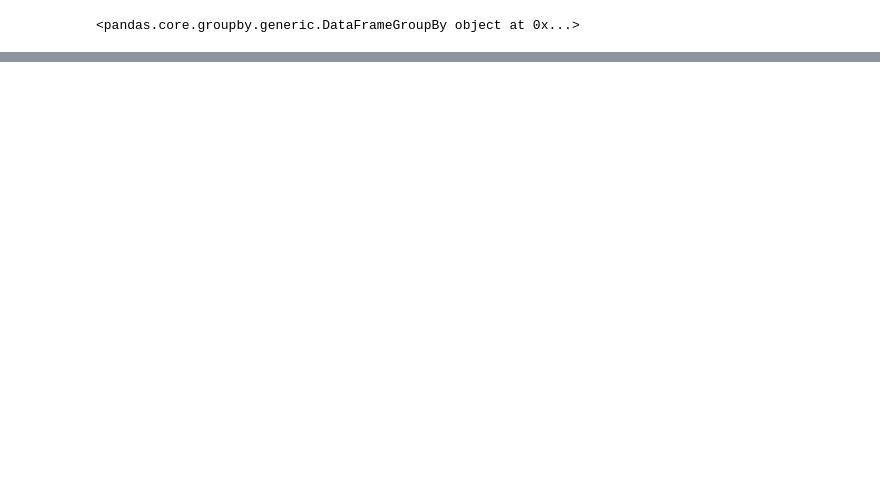
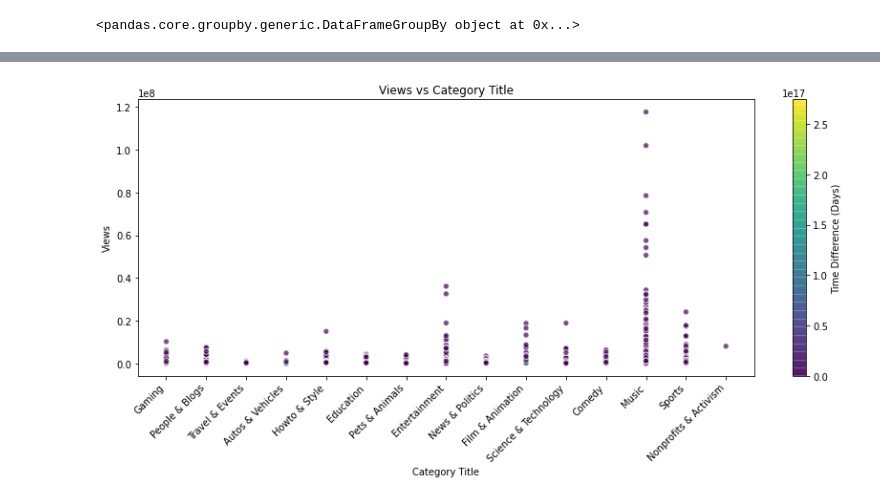
Before and after one commit to DarGo17/youtube, a Jupyter notebook: YouTube Assignmnet.ipynb, the cells around one changed output, grey strips where cells are left out. Cells and saved outputs as stored; diff of their text form; code cells hidden in the pictures; blank space fills up the shorter version.

Commit message:
Added Scatter Plot

```diff
--- a/YouTube Assignmnet.ipynb
+++ b/YouTube Assignmnet.ipynb
@@ -326,0 +340,3 @@ sns.pairplot(us_yt_df)
+# %%
+smaller_df["publish_time"] = smaller_df["publish_time"].dt.tz_localize(None)
+smaller_df
@@ -326,0 +377,25 @@ sns.pairplot(us_yt_df)
+# %%
+# Calculate time difference in days
+smaller_df['time_diff_days'] = (smaller_df['trending_date'] - smaller_df['publish_time'])
+
+# Create the scatter plot
+plt.figure(figsize=(12, 6))
+scatter = plt.scatter(
+    x=smaller_df['category_title'],
+    y=smaller_df['views'],
+    c=smaller_df['time_diff_days'],
+    cmap='viridis',
+    alpha=0.7,
+    edgecolors='w'
+)
+
+plt.xticks(rotation=45, ha='right')
+plt.xlabel('Category Title')
+plt.ylabel('Views')
+plt.title('Views vs Category Title')
+cbar = plt.colorbar(scatter)
+cbar.set_label('Time Difference (Days)')
+plt.tight_layout()
+plt.show()
+# %% [output]
+[figure, added]
```
Also changed, not shown: parts of 13 cells of this notebook.
